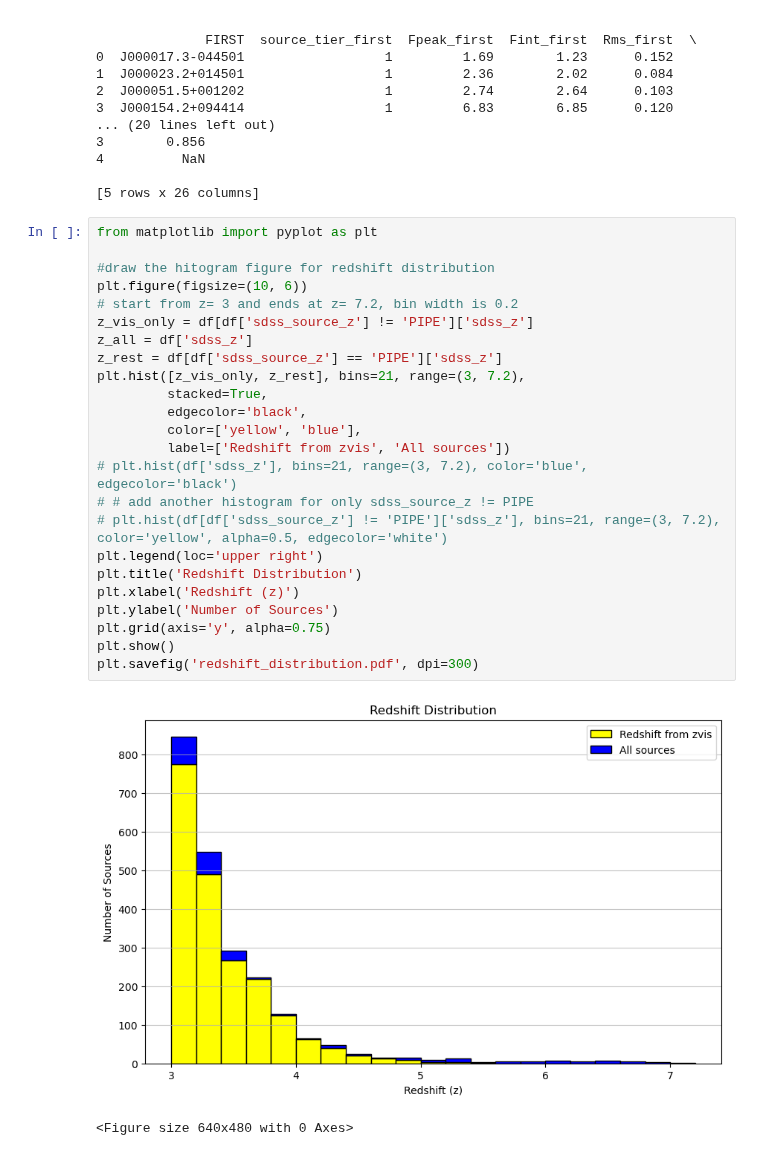
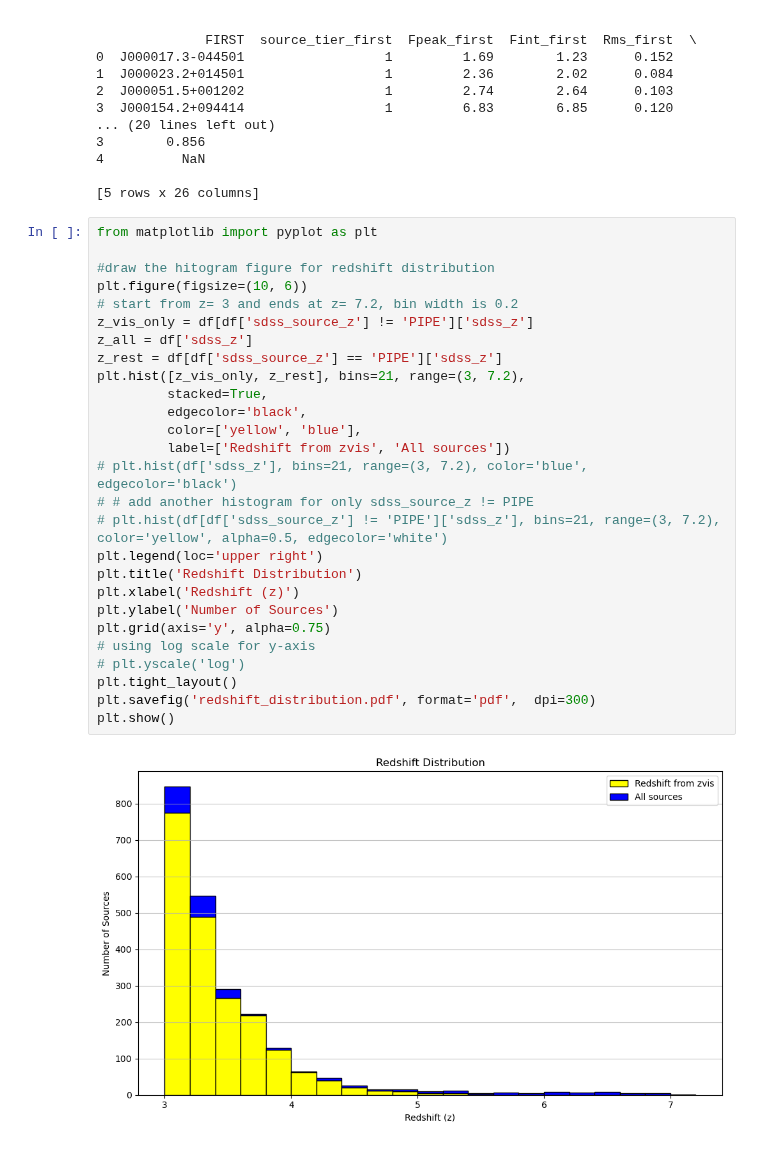
Before and after one commit to ykzhang112233/highz-catalogue, a Jupyter notebook: scripts/0-result_analysis.ipynb, the cells around one changed output. Cells and saved outputs as stored; diff of their text form.

```diff
--- a/scripts/0-result_analysis.ipynb
+++ b/scripts/0-result_analysis.ipynb
@@ -66,30 +66,32 @@ print(df.head())
 # %%
 from matplotlib import pyplot as plt
 
 #draw the hitogram figure for redshift distribution
 plt.figure(figsize=(10, 6))
 # start from z= 3 and ends at z= 7.2, bin width is 0.2
 z_vis_only = df[df['sdss_source_z'] != 'PIPE']['sdss_z']
 z_all = df['sdss_z']
 z_rest = df[df['sdss_source_z'] == 'PIPE']['sdss_z']
 plt.hist([z_vis_only, z_rest], bins=21, range=(3, 7.2),
          stacked=True,
          edgecolor='black',
          color=['yellow', 'blue'],
          label=['Redshift from zvis', 'All sources'])
 # plt.hist(df['sdss_z'], bins=21, range=(3, 7.2), color='blue', edgecolor='black')
 # # add another histogram for only sdss_source_z != PIPE
 # plt.hist(df[df['sdss_source_z'] != 'PIPE']['sdss_z'], bins=21, range=(3, 7.2), color='yellow', alpha=0.5, edgecolor='white')
 plt.legend(loc='upper right')
 plt.title('Redshift Distribution')
 plt.xlabel('Redshift (z)')
 plt.ylabel('Number of Sources')
 plt.grid(axis='y', alpha=0.75)
+# using log scale for y-axis
+# plt.yscale('log')
+plt.tight_layout()
+plt.savefig('redshift_distribution.pdf', format='pdf',  dpi=300)
 plt.show()
-plt.savefig('redshift_distribution.pdf', dpi=300)
 # %% [output]
-[figure, old version]
+[figure, new version]
-<Figure size 640x480 with 0 Axes>
 # %%
 # show the numbers of every redshift range
 # z>3 is 1515
```
Also changed, not shown: parts of 1 cell of this notebook.
